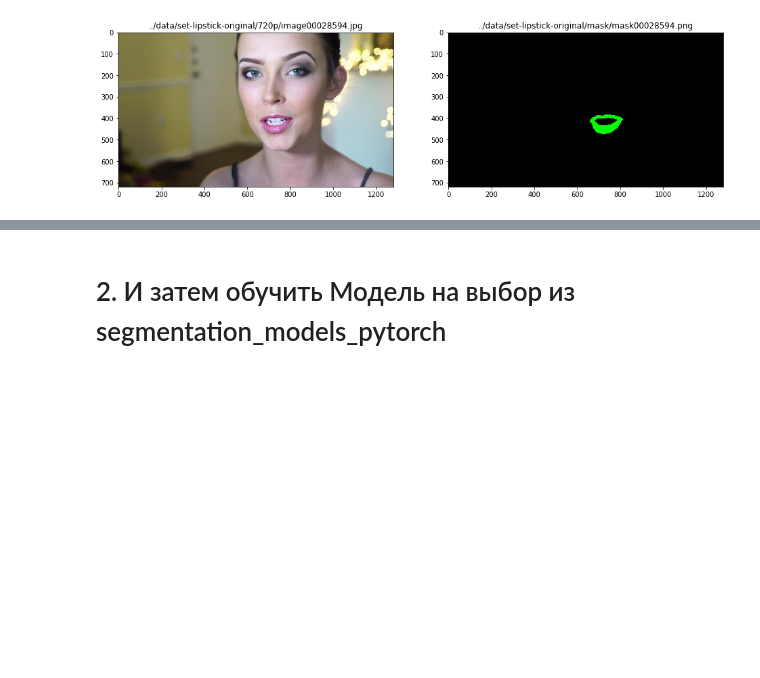
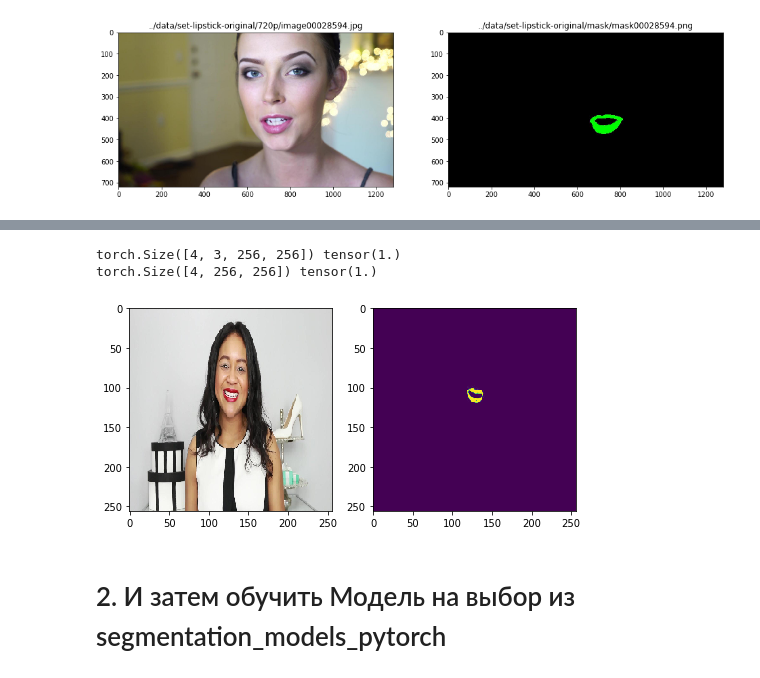
Before and after one commit to Yegor9151/PyTorch_framework_for_developing_artificial_neural_networks, a Jupyter notebook: Lesson 4. Image Segmentation/practice 4.ipynb, the cells around one changed output, grey strips where cells are left out. Cells and saved outputs as stored; diff of their text form; code cells hidden in the pictures; blank space fills up the shorter version.

```diff
--- a/Lesson 4. Image Segmentation/practice 4.ipynb
+++ b/Lesson 4. Image Segmentation/practice 4.ipynb
@@ -160,2 +182,18 @@ testDataLoader = DataLoader(test_dataCustomDataset, batch_size=4, shuffle=False)
+# %%
+"""test"""
+plt.figure(figsize=(8,8))
+for img, lbl in testDataLoader:
+    print(img.shape, img.max())
+    print(lbl.shape, lbl.max())
+    plt.subplot(1,2,1)
+    plt.imshow(img[0].permute(1,2,0))
+    plt.subplot(1,2,2)
+    plt.imshow(lbl[0])
+    plt.show()
+    break
+# %% [output]
+torch.Size([4, 3, 256, 256]) tensor(1.)
+torch.Size([4, 256, 256]) tensor(1.)
+[figure, added]
 # %% [markdown]
 # 2. И затем обучить Модель на выбор из segmentation_models_pytorch
```
Also changed, not shown: parts of 11 cells of this notebook.
